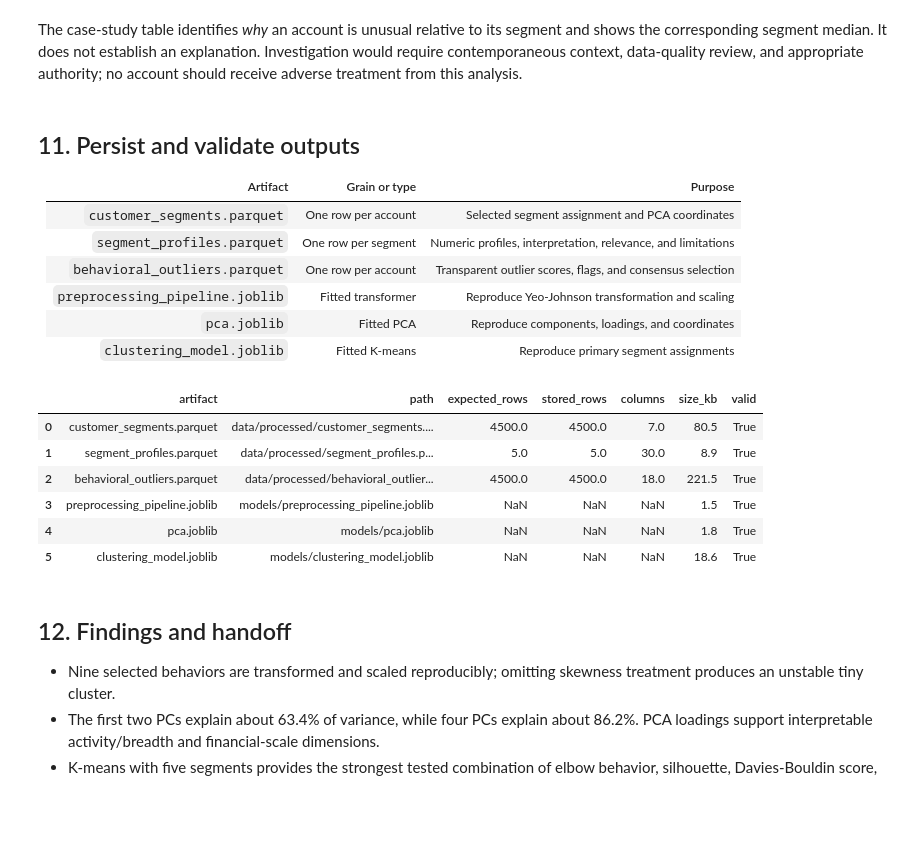
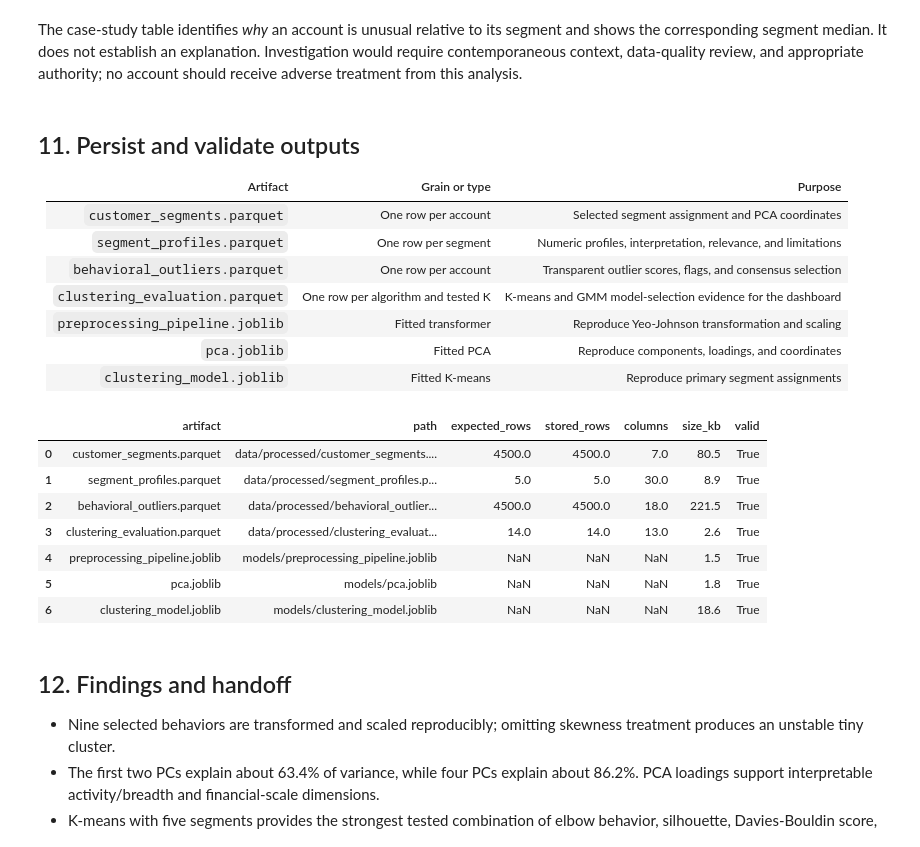
Before and after one commit to antonsoss/transaction-intelligence-customer-analytics, a Jupyter notebook: notebooks/03_customer_segmentation.ipynb, the cells around one changed output. Saved outputs shown, nothing was run; the diff lists cells and outputs as text; code cells hidden in the pictures; blank space fills up the shorter version.

Commit message:
MIA-5126: improve dashboard clarity, navigation, and analytical visualizations

```diff
--- a/notebooks/03_customer_segmentation.ipynb
+++ b/notebooks/03_customer_segmentation.ipynb
@@ -1356,6 +1356,7 @@ The case-study table identifies *why* an account is unusual relative to its segm
 | `customer_segments.parquet` | One row per account | Selected segment assignment and PCA coordinates |
 | `segment_profiles.parquet` | One row per segment | Numeric profiles, interpretation, relevance, and limitations |
 | `behavioral_outliers.parquet` | One row per account | Transparent outlier scores, flags, and consensus selection |
+| `clustering_evaluation.parquet` | One row per algorithm and tested K | K-means and GMM model-selection evidence for the dashboard |
 | `preprocessing_pipeline.joblib` | Fitted transformer | Reproduce Yeo-Johnson transformation and scaling |
 | `pca.joblib` | Fitted PCA | Reproduce components, loadings, and coordinates |
 | `clustering_model.joblib` | Fitted K-means | Reproduce primary segment assignments |
@@ -1431,36 +1479,45 @@ sample_segments = loaded_clustering_model.predict(sample_transformed)
 
 for filename in model_outputs:
     output_path = MODELS_DIR / filename
     output_validation_rows.append(
         {
             "artifact": filename,
             "path": str(output_path.relative_to(PROJECT_ROOT)),
             "expected_rows": None,
             "stored_rows": None,
             "columns": None,
             "size_kb": round(output_path.stat().st_size / 1024, 1),
             "valid": output_path.is_file(),
         }
     )
 
 output_validation = pd.DataFrame(output_validation_rows)
 display(output_validation)
 
 assert output_validation["valid"].all()
 assert len(customer_segments) == customer_segments["account_id"].nunique() == 4_500
 assert len(segment_profiles) == SELECTED_K
 assert len(behavioral_outliers) == behavioral_outliers["account_id"].nunique() == 4_500
+assert len(clustering_evaluation) == 2 * len(K_VALUES)
+assert not clustering_evaluation.duplicated(["algorithm", "k"]).any()
+assert clustering_evaluation["is_selected_k"].sum() == 2
+assert clustering_evaluation["is_selected_solution"].sum() == 1
+selected_evaluation = clustering_evaluation.loc[
+    clustering_evaluation["is_selected_solution"], ["algorithm", "k"]
+].iloc[0]
+assert selected_evaluation.to_dict() == {"algorithm": "K-means", "k": SELECTED_K}
 assert sample_transformed.shape == (10, len(MODEL_FEATURES))
 assert sample_pca.shape == (10, len(MODEL_FEATURES))
 assert len(sample_segments) == 10
 # %% [output]
 |  | artifact | path | expected_rows | stored_rows | columns | size_kb | valid |
 | 0 | customer_segments.parquet | data/processed/customer_segments.... | 4500.0 | 4500.0 | 7.0 | 80.5 | True |
 | 1 | segment_profiles.parquet | data/processed/segment_profiles.p... | 5.0 | 5.0 | 30.0 | 8.9 | True |
 | 2 | behavioral_outliers.parquet | data/processed/behavioral_outlier... | 4500.0 | 4500.0 | 18.0 | 221.5 | True |
-| 3 | preprocessing_pipeline.joblib | models/preprocessing_pipeline.joblib | NaN | NaN | NaN | 1.5 | True |
-| 4 | pca.joblib | models/pca.joblib | NaN | NaN | NaN | 1.8 | True |
-| 5 | clustering_model.joblib | models/clustering_model.joblib | NaN | NaN | NaN | 18.6 | True |
+| 3 | clustering_evaluation.parquet | data/processed/clustering_evaluat... | 14.0 | 14.0 | 13.0 | 2.6 | True |
+| 4 | preprocessing_pipeline.joblib | models/preprocessing_pipeline.joblib | NaN | NaN | NaN | 1.5 | True |
+| 5 | pca.joblib | models/pca.joblib | NaN | NaN | NaN | 1.8 | True |
+| 6 | clustering_model.joblib | models/clustering_model.joblib | NaN | NaN | NaN | 18.6 | True |
 # %% [markdown]
 ## 12. Findings and handoff
 
```
Also changed, not shown: parts of 1 cell of this notebook, 35 other files.
